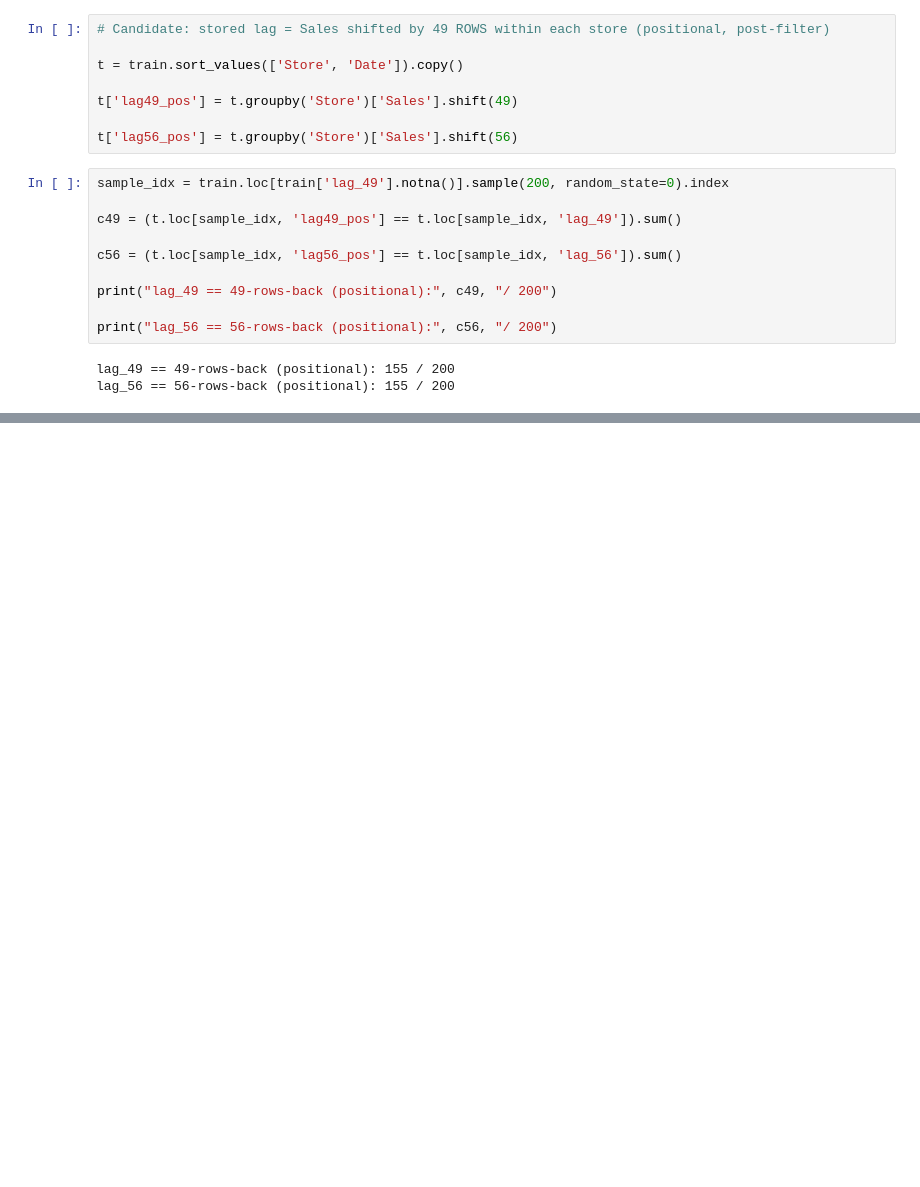
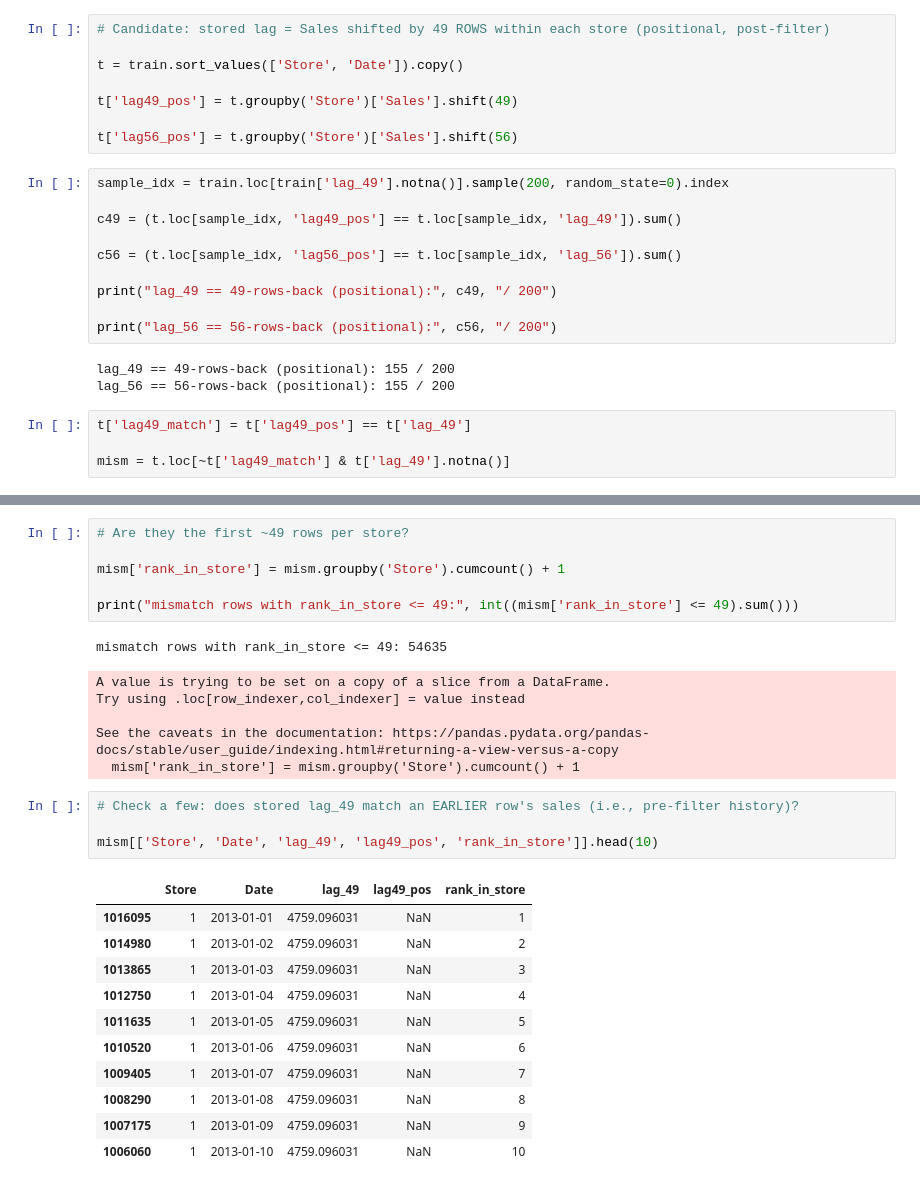
Before and after one commit to Aliraza-Amjad-Shaikh/demand-lens, a Jupyter notebook: notebooks/03_feature_engineering.ipynb, the cells around one changed output, grey strips where cells are left out. Saved outputs shown, nothing was run; the diff lists cells and outputs as text; blank space fills up the shorter version.

```diff
--- a/notebooks/03_feature_engineering.ipynb
+++ b/notebooks/03_feature_engineering.ipynb
@@ -1269,3 +1215,7 @@ print("lag_56 == 56-rows-back (positional):", c56, "/ 200")
 # %% [output]
 lag_49 == 49-rows-back (positional): 155 / 200
 lag_56 == 56-rows-back (positional): 155 / 200
+# %%
+t['lag49_match'] = t['lag49_pos'] == t['lag_49']
+
+mism = t.loc[~t['lag49_match'] & t['lag_49'].notna()]
@@ -1271,0 +1231,29 @@ lag_56 == 56-rows-back (positional): 155 / 200
+# %%
+# Are they the first ~49 rows per store?
+
+mism['rank_in_store'] = mism.groupby('Store').cumcount() + 1
+
+print("mismatch rows with rank_in_store <= 49:", int((mism['rank_in_store'] <= 49).sum()))
+# %% [output]
+mismatch rows with rank_in_store <= 49: 54635
+A value is trying to be set on a copy of a slice from a DataFrame.
+Try using .loc[row_indexer,col_indexer] = value instead
+
+See the caveats in the documentation: https://pandas.pydata.org/pandas-docs/stable/user_guide/indexing.html#returning-a-view-versus-a-copy
+  mism['rank_in_store'] = mism.groupby('Store').cumcount() + 1
+# %%
+# Check a few: does stored lag_49 match an EARLIER row's sales (i.e., pre-filter history)?
+
+mism[['Store', 'Date', 'lag_49', 'lag49_pos', 'rank_in_store']].head(10)
+# %% [output]
+|  | Store | Date | lag_49 | lag49_pos | rank_in_store |
+| 1016095 | 1 | 2013-01-01 | 4759.096031 | NaN | 1 |
+| 1014980 | 1 | 2013-01-02 | 4759.096031 | NaN | 2 |
+| 1013865 | 1 | 2013-01-03 | 4759.096031 | NaN | 3 |
+| 1012750 | 1 | 2013-01-04 | 4759.096031 | NaN | 4 |
+| 1011635 | 1 | 2013-01-05 | 4759.096031 | NaN | 5 |
+| 1010520 | 1 | 2013-01-06 | 4759.096031 | NaN | 6 |
+| 1009405 | 1 | 2013-01-07 | 4759.096031 | NaN | 7 |
+| 1008290 | 1 | 2013-01-08 | 4759.096031 | NaN | 8 |
+| 1007175 | 1 | 2013-01-09 | 4759.096031 | NaN | 9 |
+| 1006060 | 1 | 2013-01-10 | 4759.096031 | NaN | 10 |
```
Also changed, not shown: parts of 4 cells of this notebook.
